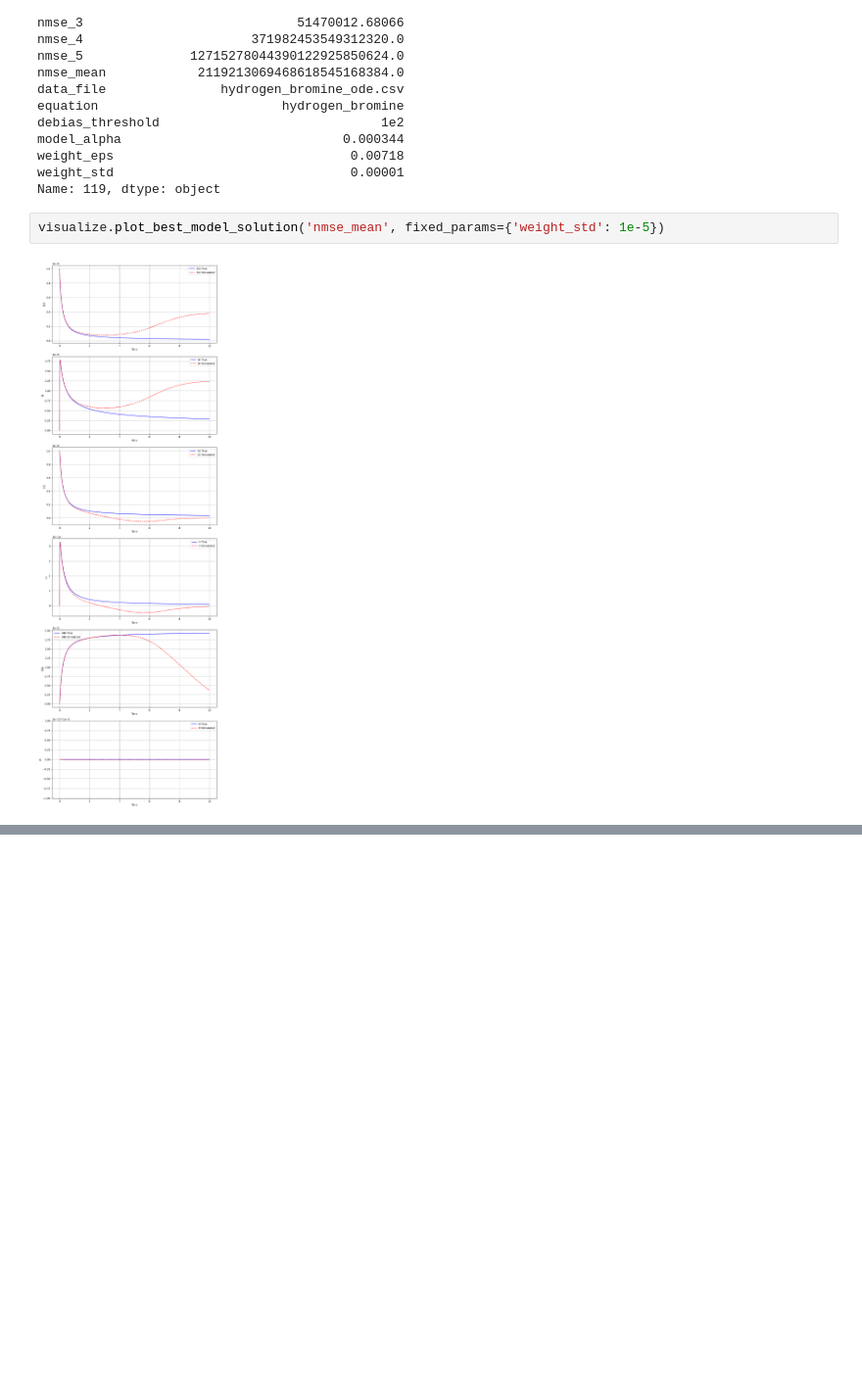
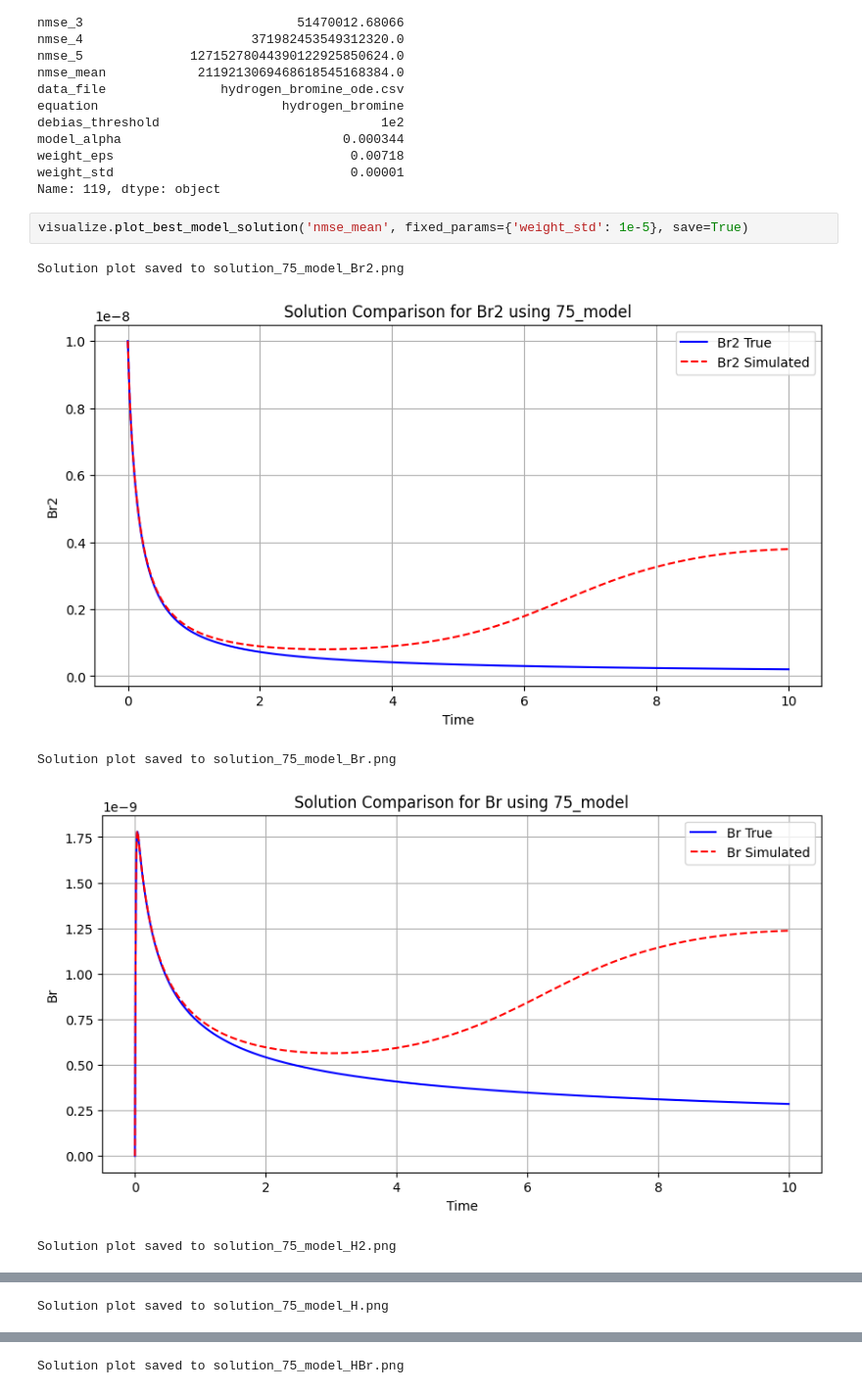
Before and after one commit to jerrydzhang/weight-perterbation, a Jupyter notebook: notebooks/result_hbr-debias.ipynb, the cells around one changed output, grey strips where cells are left out. Shown at 98% size. Drawn from its saved outputs; the diff is of its cells as text; blank space fills up the shorter version.

```diff
--- a/notebooks/result_hbr-debias.ipynb
+++ b/notebooks/result_hbr-debias.ipynb
@@ -46,6 +60,10 @@ weight_eps                               0.00718
 weight_std                               0.00001
 Name: 119, dtype: object
 # %%
-visualize.plot_best_model_solution('nmse_mean', fixed_params={'weight_std': 1e-5})
+visualize.plot_best_model_solution('nmse_mean', fixed_params={'weight_std': 1e-5}, save=True)
 # %% [output]
+Solution plot saved to solution_75_model_Br2.png
-[figure, old version]
+[figure, new version]
+Solution plot saved to solution_75_model_Br.png
+[figure, added]
+Solution plot saved to solution_75_model_H2.png
@@ -51,0 +71 @@ visualize.plot_best_model_solution('nmse_mean', fixed_params={'weight_std': 1e-5
+Solution plot saved to solution_75_model_H.png
@@ -51,0 +73 @@ visualize.plot_best_model_solution('nmse_mean', fixed_params={'weight_std': 1e-5
+Solution plot saved to solution_75_model_HBr.png
```
Also changed, not shown: parts of 4 cells of this notebook, 19 other files.
